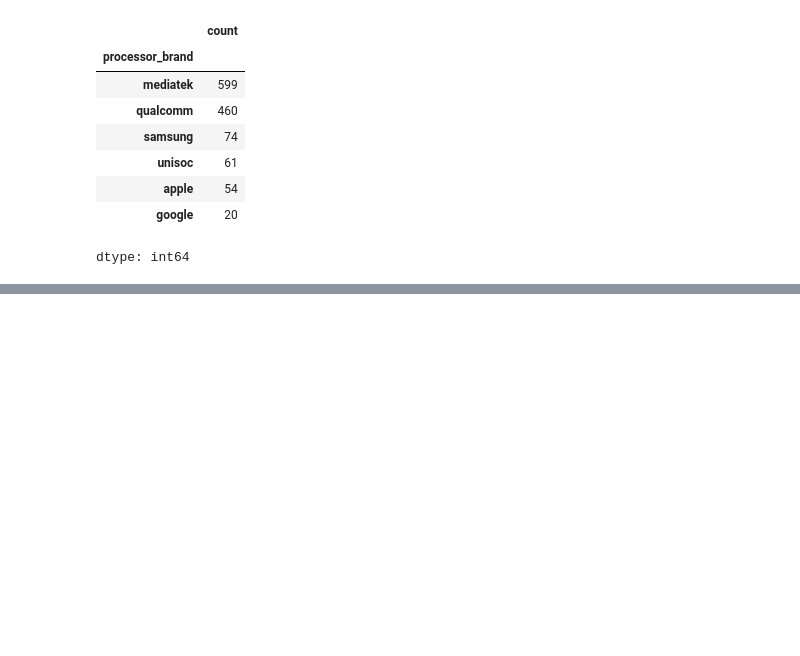
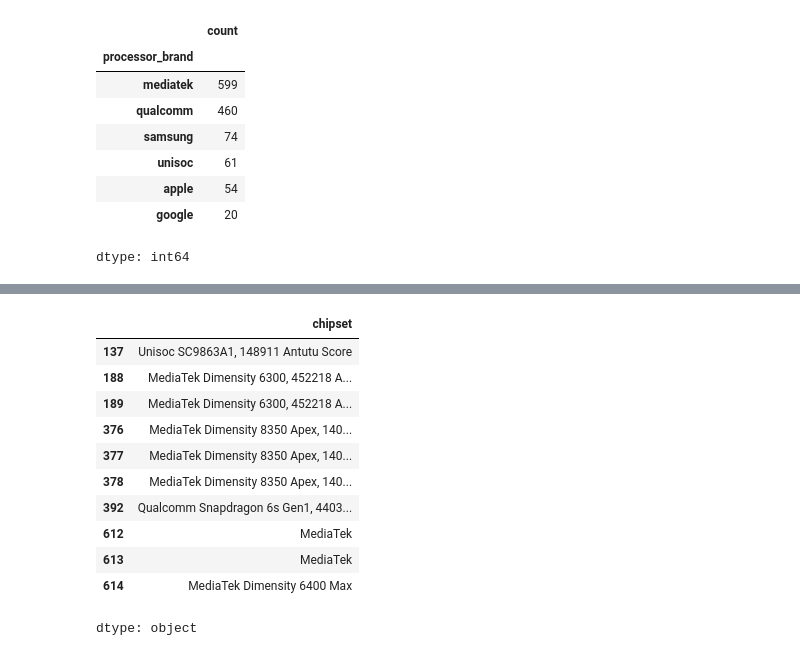
Before and after one commit to rajeshxdatascience/smartphone-recommender-system, a Jupyter notebook: SpecLens_AI_Data_Engineering.ipynb, the cells around one changed output, grey strips where cells are left out. Cells and saved outputs as stored; diff of their text form; code cells hidden in the pictures; blank space fills up the shorter version.

```diff
--- a/SpecLens_AI_Data_Engineering.ipynb
+++ b/SpecLens_AI_Data_Engineering.ipynb
@@ -2810,0 +2860,15 @@ df[['processor_brand','chipset_brand']].sample(20)
+# %%
+df[df['chipset_nm'].isnull()]['chipset']
+# %% [output]
+|  | chipset |
+| 137 | Unisoc SC9863A1, 148911 Antutu Score |
+| 188 | MediaTek Dimensity 6300, 452218 A... |
+| 189 | MediaTek Dimensity 6300, 452218 A... |
+| 376 | MediaTek Dimensity 8350 Apex, 140... |
+| 377 | MediaTek Dimensity 8350 Apex, 140... |
+| 378 | MediaTek Dimensity 8350 Apex, 140... |
+| 392 | Qualcomm Snapdragon 6s Gen1, 4403... |
+| 612 | MediaTek |
+| 613 | MediaTek |
+| 614 | MediaTek Dimensity 6400 Max |
+dtype: object
```
Also changed, not shown: parts of 38 cells of this notebook.
